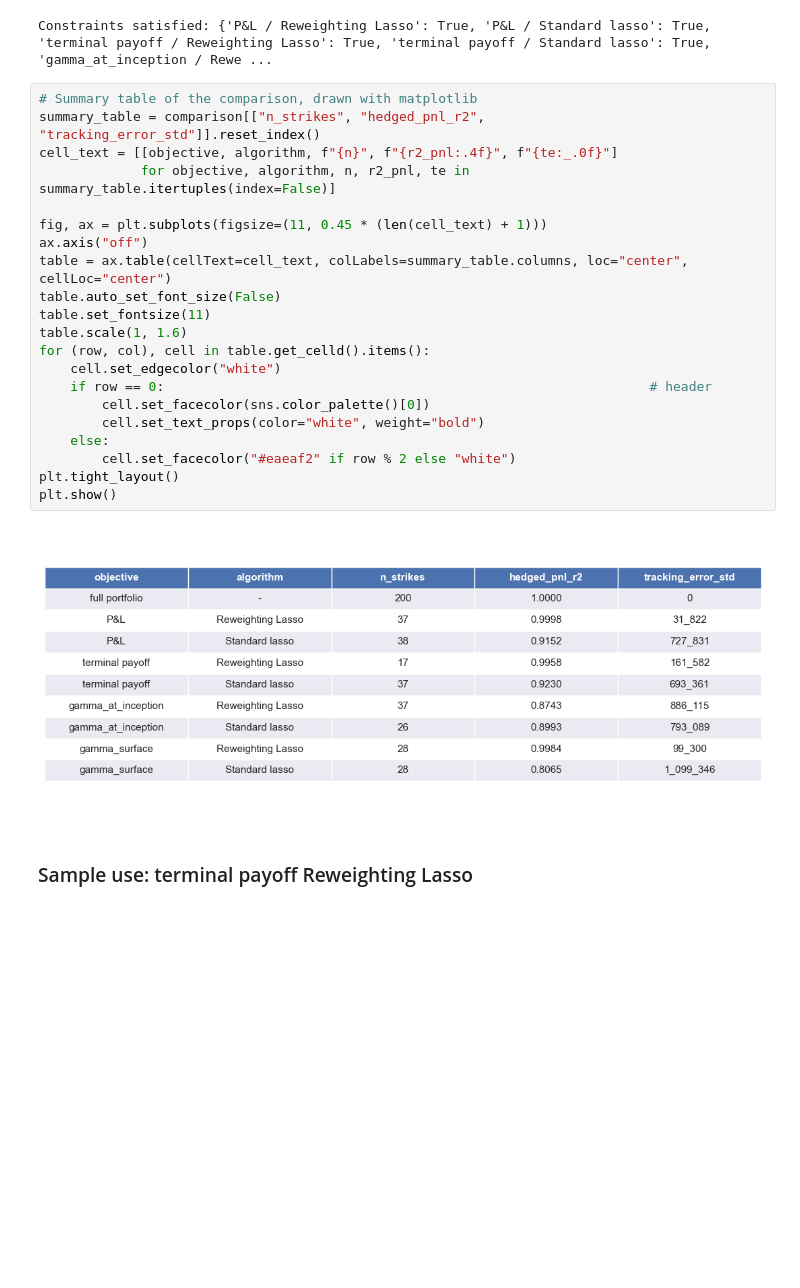
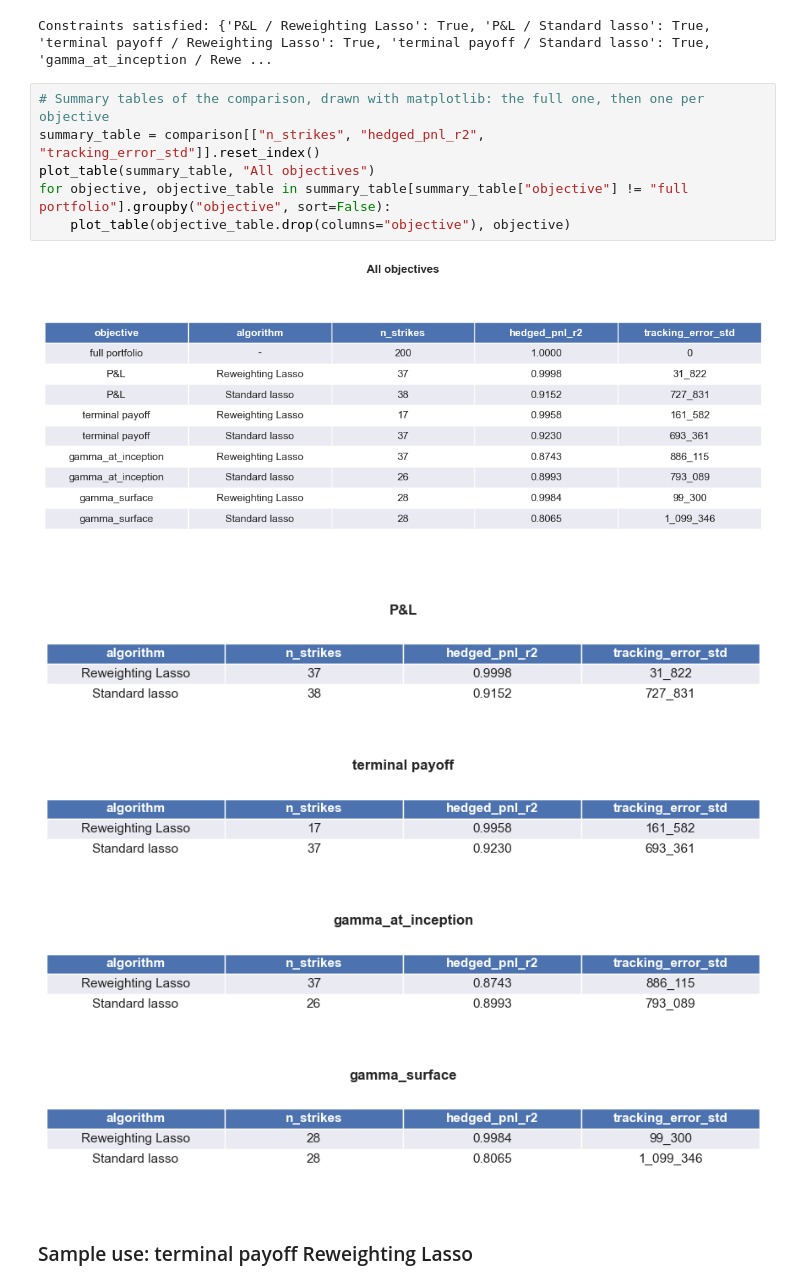
Before and after one commit to kevinlaventure/python_code, a Jupyter notebook: strike_reduction_lasso_only.ipynb, the cells around one changed output. Cells and saved outputs as stored; diff of their text form; blank space fills up the shorter version.

```diff
--- a/strike_reduction_lasso_only.ipynb
+++ b/strike_reduction_lasso_only.ipynb
@@ -833,28 +856,17 @@ print("Constraints satisfied:", {f"{objective} / {algorithm}": bool(fit.risk_che
 | slide_-10% | 26_731_830 | -78.03 | -17.21 | -12.08 | -43.16 | ... |
 Constraints satisfied: {'P&L / Reweighting Lasso': True, 'P&L / Standard lasso': True, 'terminal payoff / Reweighting Lasso': True, 'terminal payoff / Standard lasso': True, 'gamma_at_inception / Rewe ...
 # %%
-# Summary table of the comparison, drawn with matplotlib
+# Summary tables of the comparison, drawn with matplotlib: the full one, then one per objective
 summary_table = comparison[["n_strikes", "hedged_pnl_r2", "tracking_error_std"]].reset_index()
-cell_text = [[objective, algorithm, f"{n}", f"{r2_pnl:.4f}", f"{te:_.0f}"]
-             for objective, algorithm, n, r2_pnl, te in summary_table.itertuples(index=False)]
-
-fig, ax = plt.subplots(figsize=(11, 0.45 * (len(cell_text) + 1)))
-ax.axis("off")
-table = ax.table(cellText=cell_text, colLabels=summary_table.columns, loc="center", cellLoc="center")
-table.auto_set_font_size(False)
-table.set_fontsize(11)
-table.scale(1, 1.6)
-for (row, col), cell in table.get_celld().items():
-    cell.set_edgecolor("white")
-    if row == 0:                                                              # header
-        cell.set_facecolor(sns.color_palette()[0])
-        cell.set_text_props(color="white", weight="bold")
-    else:
-        cell.set_facecolor("#eaeaf2" if row % 2 else "white")
-plt.tight_layout()
-plt.show()
+plot_table(summary_table, "All objectives")
+for objective, objective_table in summary_table[summary_table["objective"] != "full portfolio"].groupby("objective", sort=False):
+    plot_table(objective_table.drop(columns="objective"), objective)
 # %% [output]
-[figure, old version]
+[figure, new version]
+[figure, added]
+[figure, added]
+[figure, added]
+[figure, added]
 # %% [markdown]
 ### Sample use: terminal payoff Reweighting Lasso
 # %%
```
Also changed, not shown: parts of 1 cell of this notebook.
